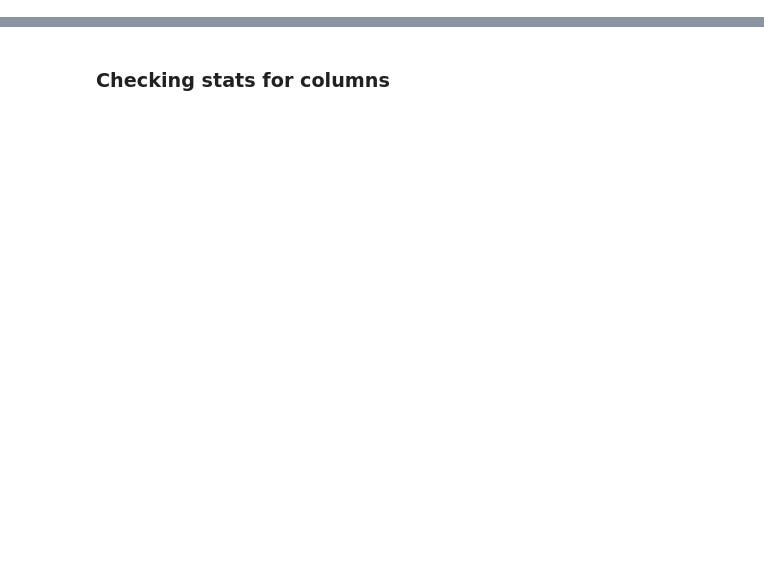
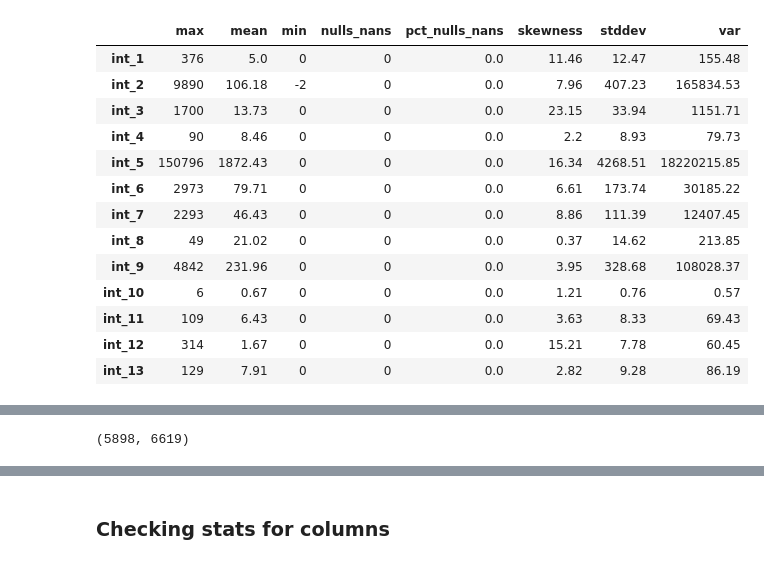
Before and after one commit to saurav-datta/click-through-rate-prediction-spark, a Jupyter notebook: W261-FinalProject-SauravDatta.ipynb, the cells around one changed output, grey strips where cells are left out. Cells and saved outputs as stored; diff of their text form; code cells hidden in the pictures; blank space fills up the shorter version.

```diff
--- a/W261-FinalProject-SauravDatta.ipynb
+++ b/W261-FinalProject-SauravDatta.ipynb
@@ -106,0 +205,5 @@ trainDF = trainRDD.map(lambda x: x.split('\t')).toDF(["clicked_0_1", "int_1", "i
+# %%
+colList=[]
+colList=intColList+categColList
+testDF = f_covert_to_df(testRDD,colList)
+testDF.cache()
@@ -122,0 +217,3 @@ trainDF = trainDF.withColumn("int_13", trainDF["int_13"].cast(types.IntegerType(
+# %%
+testDF = f_cast_str_to_int(testDF,intColList)
+testDF.cache()
@@ -142,0 +267,18 @@ f_display_stats(trainDF)
+# %%
+%%time
+f_display_stats(testsubsetDF)
+# %% [output]
+|  | max | mean | min | nulls_nans | pct_nulls_nans | skewness | stddev | var |
+| int_1 | 376 | 5.0 | 0 | 0 | 0.0 | 11.46 | 12.47 | 155.48 |
+| int_2 | 9890 | 106.18 | -2 | 0 | 0.0 | 7.96 | 407.23 | 165834.53 |
+| int_3 | 1700 | 13.73 | 0 | 0 | 0.0 | 23.15 | 33.94 | 1151.71 |
+| int_4 | 90 | 8.46 | 0 | 0 | 0.0 | 2.2 | 8.93 | 79.73 |
+| int_5 | 150796 | 1872.43 | 0 | 0 | 0.0 | 16.34 | 4268.51 | 18220215.85 |
+| int_6 | 2973 | 79.71 | 0 | 0 | 0.0 | 6.61 | 173.74 | 30185.22 |
+| int_7 | 2293 | 46.43 | 0 | 0 | 0.0 | 8.86 | 111.39 | 12407.45 |
+| int_8 | 49 | 21.02 | 0 | 0 | 0.0 | 0.37 | 14.62 | 213.85 |
+| int_9 | 4842 | 231.96 | 0 | 0 | 0.0 | 3.95 | 328.68 | 108028.37 |
+| int_10 | 6 | 0.67 | 0 | 0 | 0.0 | 1.21 | 0.76 | 0.57 |
+| int_11 | 109 | 6.43 | 0 | 0 | 0.0 | 3.63 | 8.33 | 69.43 |
+| int_12 | 314 | 1.67 | 0 | 0 | 0.0 | 15.21 | 7.78 | 60.45 |
+| int_13 | 129 | 7.91 | 0 | 0 | 0.0 | 2.82 | 9.28 | 86.19 |
@@ -142,0 +287,5 @@ f_display_stats(trainDF)
+# %%
+%%timeit
+trainsubsetDF.count(), testsubsetDF.count()
+# %% [output]
+(5898, 6619)
```
Also changed, not shown: parts of 33 cells of this notebook.
